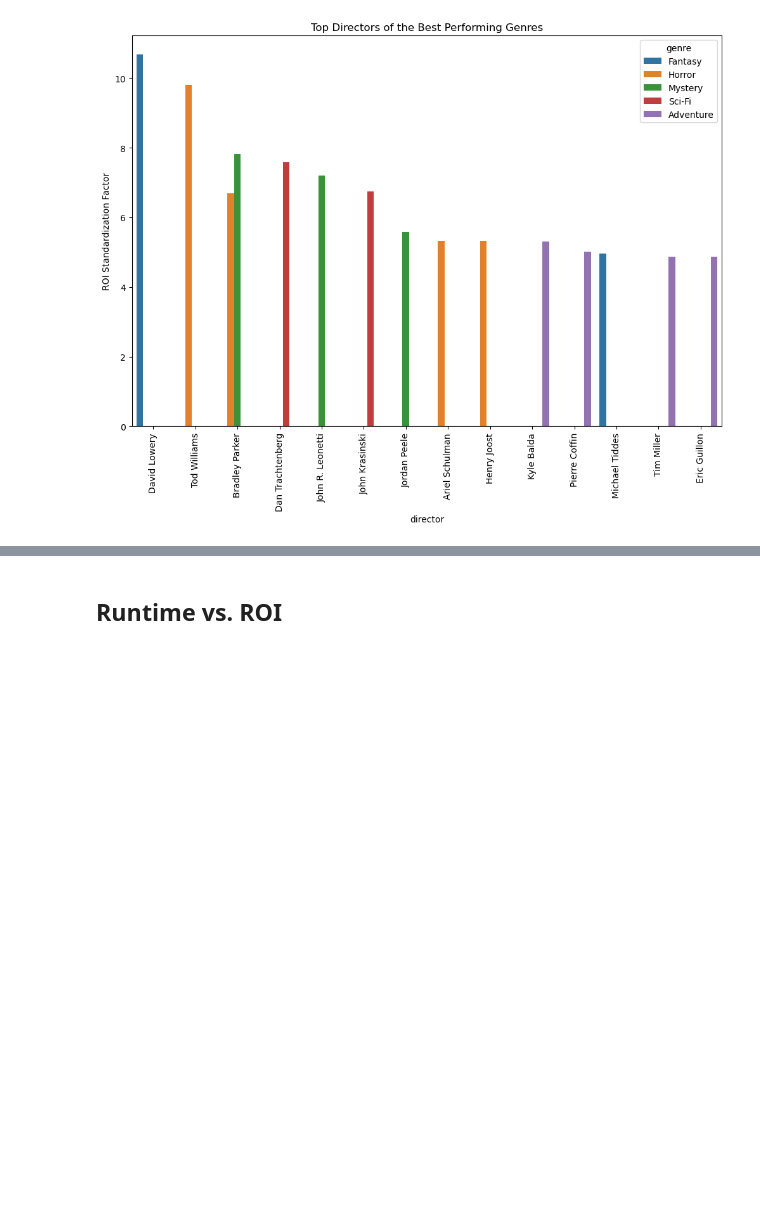
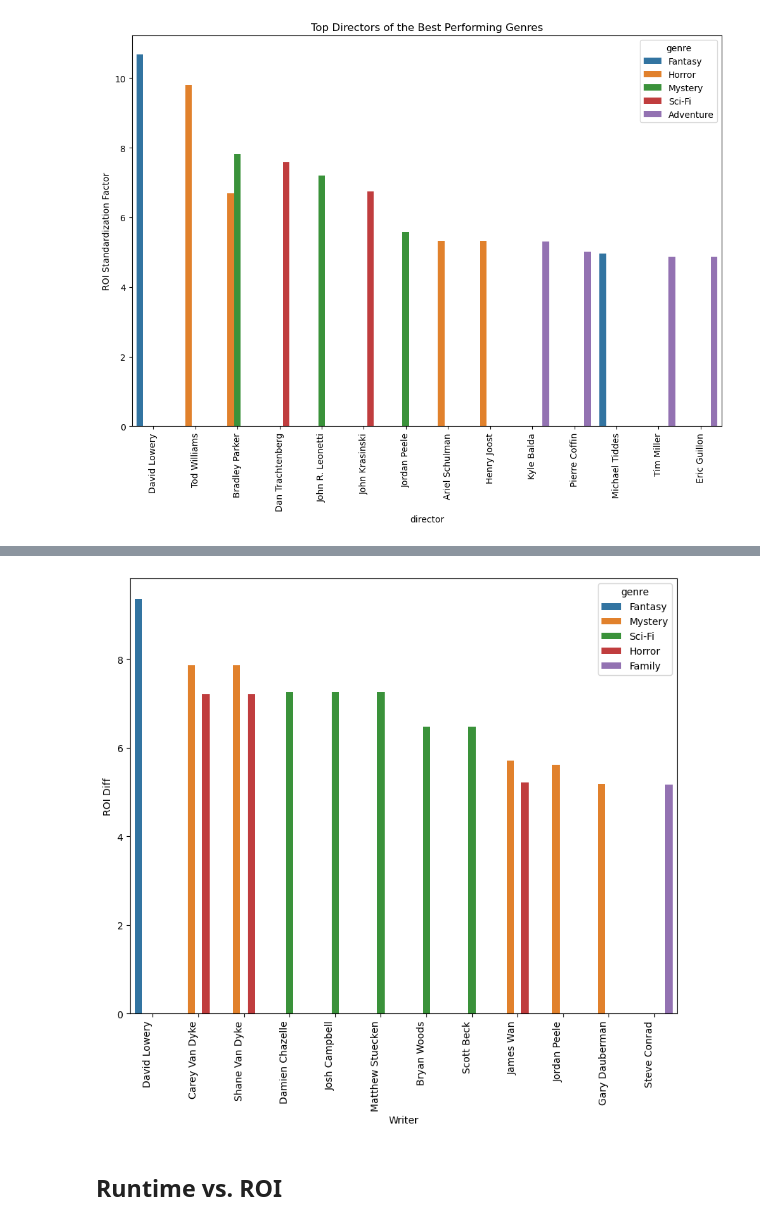
Before and after one commit to JoshuaGottlieb/Microsoft-Movie-Recommendation, a Jupyter notebook: Visualization.ipynb, the cells around one changed output, grey strips where cells are left out. Drawn from its saved outputs; the diff is of its cells as text; code cells hidden in the pictures; blank space fills up the shorter version.

```diff
--- a/Visualization.ipynb
+++ b/Visualization.ipynb
@@ -233,3 +262,8 @@ plt.title('Top Directors of the Best Performing Genres')
 plt.ylabel('ROI Standardization Factor');
 # %% [output]
 [figure]
+# %%
+# both genres and writers columns are exploded
+
+test_filtered_date = test_filtered_date.explode("writer")
+#test_filtered_date
@@ -235,0 +397,89 @@ plt.ylabel('ROI Standardization Factor');
+# %%
+# both genres and writers columns are exploded
+
+test_filtered_date = test_filtered_date.explode("writer")
+#test_filtered_date
+
+# animation df with ROI_Diff
+
+animation = test_filtered_date.loc[test_filtered_date["genres"] == "Animation"]
+animation["ROI_Diff"] = (animation["ROI"] - animation["ROI"].mean()) / animation["ROI"].mean()
+
+animation_df = animation.groupby(["writer"]).mean().sort_values("ROI_Diff", ascending = False).head(5)
+animation_top = animation_df["ROI_Diff"]
+animation_top = animation_top.to_frame()
+animation_top["genre"] = ["Animation", "Animation", "Animation", "Animation", "Animation"]
+
+# mystery df and ROI Diff
+
+mystery = test_filtered_date.loc[test_filtered_date["genres"] == "Mystery"]
+mystery["ROI_Diff"] = (mystery["ROI"] - mystery["ROI"].mean()) / mystery["ROI"].mean()
+
+mystery_df = mystery.groupby(["writer"]).mean().sort_values("ROI_Diff", ascending = False).head(5)
+mystery_top = mystery_df["ROI_Diff"]
+mystery_top = mystery_top.to_frame()
+mystery_top["genre"] = ["Mystery", "Mystery", "Mystery", "Mystery", "Mystery"]
+
+# horror df and ROI Diff
+
+horror = test_filtered_date.loc[test_filtered_date["genres"] == "Horror"]
+horror["ROI_Diff"] = (horror["ROI"] - horror["ROI"].mean()) / horror["ROI"].mean()
+
+horror_df = horror.groupby(["writer"]).mean().sort_values("ROI_Diff", ascending = False).head()
+horror_top = horror_df["ROI_Diff"]
+horror_top = horror_top.to_frame()
+horror_top["genre"] = ["Horror", "Horror", "Horror", "Horror", "Horror"]
+
+# fantasy df and ROI Diff
+
+fantasy = test_filtered_date.loc[test_filtered_date["genres"] == "Fantasy"]
+fantasy["ROI_Diff"] = (fantasy["ROI"] - fantasy["ROI"].mean()) / fantasy["ROI"].mean()
+
+fantasy_df = fantasy.groupby(["writer"]).mean().sort_values("ROI_Diff", ascending = False).head()
+fantasy_top = fantasy_df["ROI_Diff"]
+fantasy_top = fantasy_top.to_frame()
+fantasy_top["genre"] = ["Fantasy", "Fantasy", "Fantasy", "Fantasy", "Fantasy"]
+
+# family df and ROI Diff
+
+family = test_filtered_date.loc[test_filtered_date["genres"] == "Family"]
+family["ROI_Diff"] = (family["ROI"] - family["ROI"].mean()) / family["ROI"].mean()
+
+family_df = family.groupby(["writer"]).mean().sort_values("ROI_Diff", ascending = False).head()
+family_top = family_df["ROI_Diff"]
+family_top = family_top.to_frame()
+family_top["genre"] = ["Family", "Family", "Family", "Family", "Family"]
+
+# adventure df and ROI Diff
+
+adventure = test_filtered_date.loc[test_filtered_date["genres"] == "Adventure"]
+adventure["ROI_Diff"] = (adventure["ROI"] - adventure["ROI"].mean()) / adventure["ROI"].mean()
+
+adventure_df = adventure.groupby(["writer"]).mean().sort_values("ROI_Diff", ascending = False).head()
+adventure_top = adventure_df["ROI_Diff"]
+adventure_top = adventure_top.to_frame()
+adventure_top["genre"] = ["Adventure", "Adventure", "Adventure", "Adventure", "Adventure"]
+
+# sci_fi df and ROI Diff
+
+sci_fi = test_filtered_date.loc[test_filtered_date["genres"] == "Sci-Fi"]
+sci_fi["ROI_Diff"] = (sci_fi["ROI"] - sci_fi["ROI"].mean()) / sci_fi["ROI"].mean()
+
+sci_fi_df = sci_fi.groupby(["writer"]).mean().sort_values("ROI_Diff", ascending = False).head()
+sci_fi_top = sci_fi_df["ROI_Diff"]
+sci_fi_top = sci_fi_top.to_frame()
+sci_fi_top["genre"] = ["Sci-Fi", "Sci-Fi", "Sci-Fi", "Sci-Fi", "Sci-Fi"]
+
+# sorted and concatenated df's of top genres
+
+concat_genre_df = pd.concat([animation_top, mystery_top, horror_top, fantasy_top, family_top, adventure_top, sci_fi_top], axis = 0)
+sorted_genre_df= concat_genre_df.sort_values("ROI_Diff", ascending = False).reset_index().head(15)
+
+fig, ax = plt.subplots(figsize = (10, 8))
+ax = sns.color_palette("flare", 9)
+ax = sns.barplot(data = sorted_genre_df, x = "writer", y = "ROI_Diff", hue = "genre")
+ax.set_xticklabels(ax.get_xticklabels(), rotation= 90, ha="right")
+ax.set(xlabel = "Writer", ylabel = "ROI Diff")
+plt.tight_layout
+plt.show();
+# %% [output]
@@ -236,3 +503,4 @@ plt.ylabel('ROI Standardization Factor');
+[figure, added]
 # %% [markdown]
 ## Runtime vs. ROI
 # %%
```
Also changed, not shown: parts of 22 cells of this notebook.
